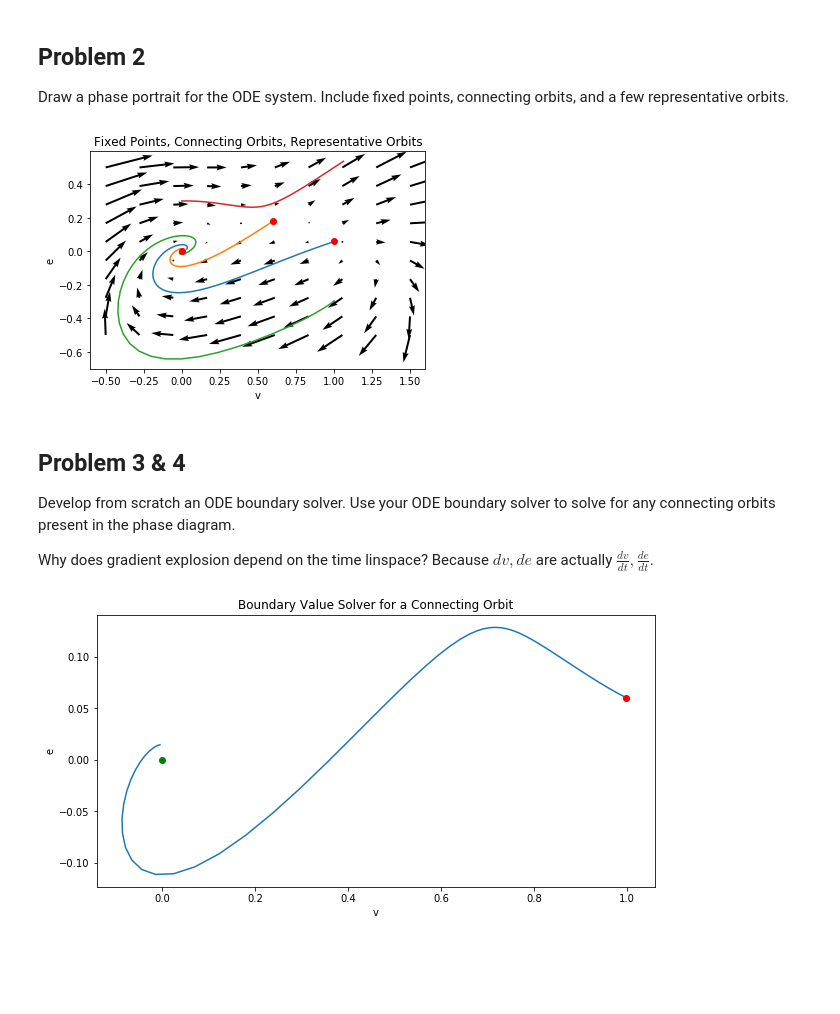
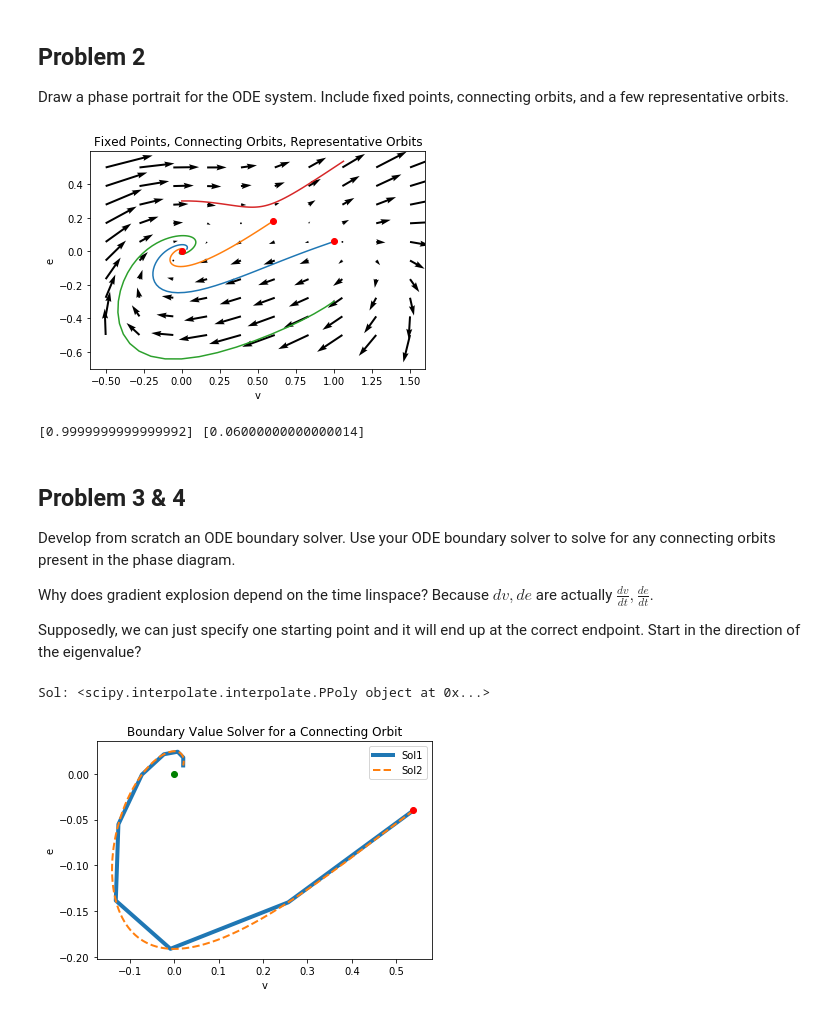
Before and after one commit to kylrth/boundaryvalue, a Jupyter notebook: Jared_BVS.ipynb, the cells around one changed output. Drawn from its saved outputs; the diff is of its cells as text; code cells hidden in the pictures; blank space fills up the shorter version.

```diff
--- a/Jared_BVS.ipynb
+++ b/Jared_BVS.ipynb
@@ -42,6 +47,17 @@ def solve_forward(v0, e0, n_forward=100):
         es.append(e)
     return vs, es
 
+def solve_backward(vn, en, n_backward=100):
+    vs, es = [vn], [en]
+    v, e = vn, en
+    for i in range(n_backward):
+        delta_v = dv(v, e)
+        delta_e = de(v, e)
+        v -= α*delta_v
+        e -= α*delta_e
+        vs.append(v)
+        es.append(e)
+    return vs, es
 
 n_density = 10
 
@@ -59,19 +75,24 @@ vs_1, es_1 = solve_forward(1, 0.059)
 vs_2, es_2 = solve_forward(0.6, 0.179)
 vs_3, es_3 = solve_forward(1, -0.3)
 vs_4, es_4 = solve_forward(0, 0.3, n_forward=40)
+vs_5, es_5 = solve_backward(0.61, 0.18, n_backward=1000)
 
 plt.quiver(X, Y, dv(X,Y), de(X,Y))
 plt.plot(vs_1, es_1)
 plt.plot(vs_2, es_2)
 plt.plot(vs_3, es_3)
 plt.plot(vs_4, es_4)
+# plt.plot(vs_5, es_5, color='purple', linewidth=3)
 plt.scatter(fixed_points[:,0], fixed_points[:,1], color='red', zorder=3)
 plt.xlabel("v")
 plt.ylabel("e")
 plt.title("Fixed Points, Connecting Orbits, Representative Orbits")
 plt.show()
+
+print(vs_5[-1:], es_5[-1:])
 # %% [output]
 [figure]
+[0.9999999999999992] [0.06000000000000014]
 # %% [markdown]
 ## Problem 3 & 4
 Develop from scratch an ODE boundary solver.
@@ -79,37 +100,49 @@ Use your ODE boundary solver to solve for any connecting orbits present in the p
 
 Why does gradient explosion depend on the time linspace?
 Because $dv, de$ are actually $\frac{dv}{dt}, \frac{de}{dt}$.
+
+Supposedly, we can just specify one starting point and it will end up at the correct endpoint.
+Start in the direction of the eigenvalue?
 # %%
 # Define ODE
 def fun(t, y):
     v, e = y
     delta_v = dv(v, e)
     delta_e = de(v, e)
     ret_val = np.vstack([delta_v, delta_e])
     return ret_val
 
-v0, e0 = 1, 0.059
+eig_alpha = 0.1
+eigv, eige = -4.61, 1
+v0, e0 = 1 + eig_alpha*eigv, 0.06 - eig_alpha*eige
 vn, en = 0, 0.01
 # Define boundary condition residual
 def bcs(ya, yb):
-    return np.array([ya[0]-v0 + ya[1]-e0, yb[0]-vn + yb[1]-en])
+    return np.array([ya[0]-v0, ya[1]-e0])
 
 # Init time and boundary conditions
-t = np.linspace(0, 20, 100)
+t1 = np.linspace(0, 6, 10)
+t2 = np.linspace(0, 6, 800)
 bc = np.array([v0, e0])
-y = bc.reshape((-1,1)) * np.ones((2,len(t)))
+y = bc.reshape((-1,1)) * np.ones((2,len(t1)))
 
 # Solve the ODE
-solution = solve_bvp(fun=fun, bc=bcs, x=t, y=y)
+sol = solve_bvp(fun=fun, bc=bcs, x=t1, y=y).sol
+print("Sol:", sol)
+sol1 = solve_bvp(fun=fun, bc=bcs, x=t1, y=y).sol(t1)
+sol2 = solve_bvp(fun=fun, bc=bcs, x=t1, y=y).sol(t2)
 
 # Plot it all
-plt.plot(solution.sol(t)[0], solution.sol(t)[1])
-plt.scatter(solution.sol(t)[0][0], solution.sol(t)[1][0], color='red', zorder=3)
+plt.plot(sol1[0], sol1[1], linewidth=4, label="Sol1")
+plt.plot(sol2[0], sol2[1], '--', linewidth=2, label="Sol2")
+plt.scatter(sol1[0][0], sol1[1][0], color='red', zorder=3)
 plt.scatter([0], [0], color='green')
 plt.xlabel("v")
 plt.ylabel("e")
 plt.title("Boundary Value Solver for a Connecting Orbit")
+plt.legend()
 plt.show()
 # %% [output]
+Sol: <scipy.interpolate.interpolate.PPoly object at 0x...>
-[figure, old version]
+[figure, new version]
 # %%
```
Also changed, not shown: parts of 8 cells of this notebook, 2 other files.
